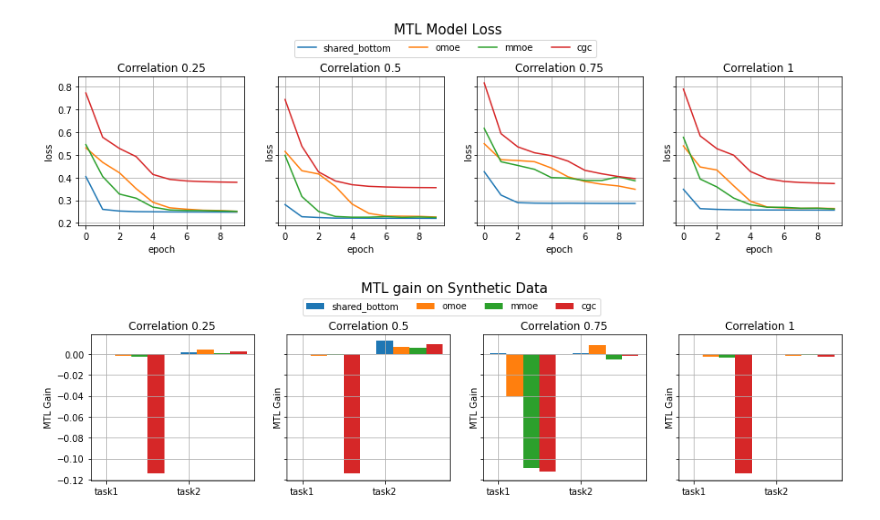
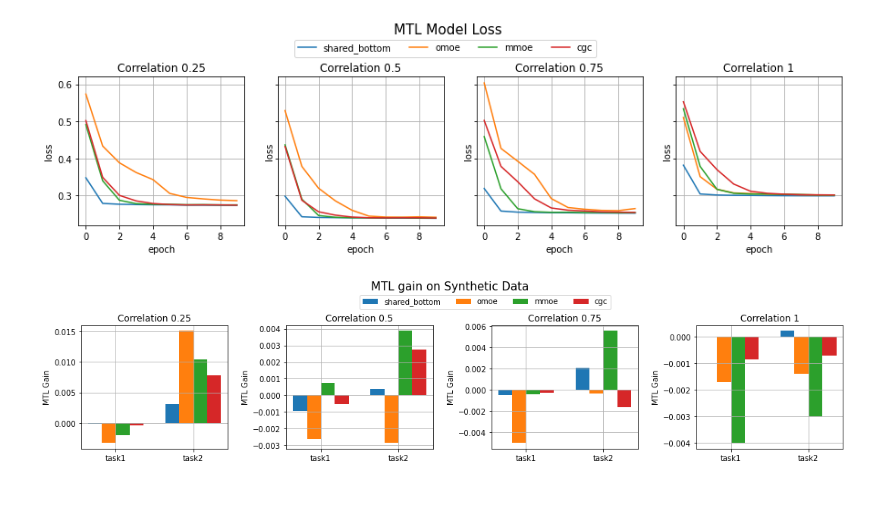
Before and after one commit to daramg-suminlee/multitask-learning-pytorch, a Jupyter notebook: notebooks/synthetic_data.ipynb, the cells around one changed output. Cells and saved outputs as stored; diff of their text form; code cells hidden in the pictures.

```diff
--- a/notebooks/synthetic_data.ipynb
+++ b/notebooks/synthetic_data.ipynb
@@ -14,7 +14,7 @@ from model import MLP, SharedBottom, OMOE, MMOE, CGC
 from utils import losses
 # %%
 num_data = 10000
-input_dim = 100
+input_dim = 50
 task_corr_list = [0.25, 0.5, 0.75, 1]
 
 test_ratio  = 0.1
@@ -137,48 +155,49 @@ for ax, task_corr in zip(axs, task_corr_list):
 plt.legend(loc=(-2.3, 1.13), ncol=len(mtl_name_list))
 plt.show()
 # %% [output]
-[figure, old version]
+[figure, new version]
 # %%
 X_test = test.dataset.X
 y1_test = test.dataset.y1.view(-1,1)
 y2_test = test.dataset.y2.view(-1,1)
 
-fig, axs = plt.subplots(1, len(task_corr_list), sharey=True, figsize=(15, 3))
+fig, axs = plt.subplots(1, len(task_corr_list), figsize=(18, 3))
 plt.suptitle('MTL gain on Synthetic Data', fontsize=15, y=1.15)
 
 labels = ['task1', 'task2']
-width = 0.2
+width = 0.18
 rects = np.arange(len(labels))
 
 for ax, task_corr in zip(axs, task_corr_list):
     models = models_dict[task_corr]
 
     with torch.no_grad():
         yhat_st1 = models['single_task1'](X_test)
         yhat_st2 = models['single_task2'](X_test)
         loss_st1 = mse_loss(yhat_st1, y1_test)
         loss_st2 = mse_loss(yhat_st2, y2_test)
 
         for idx, model_type in enumerate(mtl_name_list):
             yhat1, yhat2 = models[model_type](X_test)
             loss1 = mse_loss(yhat1, y1_test)
             loss2 = mse_loss(yhat2, y2_test)
             mtl_gain1 = loss_st1 - loss1
             mtl_gain2 = loss_st2 - loss2
 
-            rect = [x + width*idx for x in rects]
+            rect = [x + width*(idx-1.5) for x in rects]
             ax.bar(
                 rect, [mtl_gain1, mtl_gain2],
                 width=width, label=model_type
             )
 
     ax.set_title(f'Correlation {task_corr}')
     ax.set(ylabel='MTL Gain')
     ax.set_xticks(rects)
     ax.set_xticklabels(labels)
     ax.grid(True)
 
+plt.subplots_adjust(wspace=0.4)
 plt.legend(loc=(-2.3, 1.13), ncol=len(mtl_name_list))
 plt.show()
 # %% [output]
-[figure, old version]
+[figure, new version]
```
Also changed, not shown: parts of 1 cell of this notebook.
